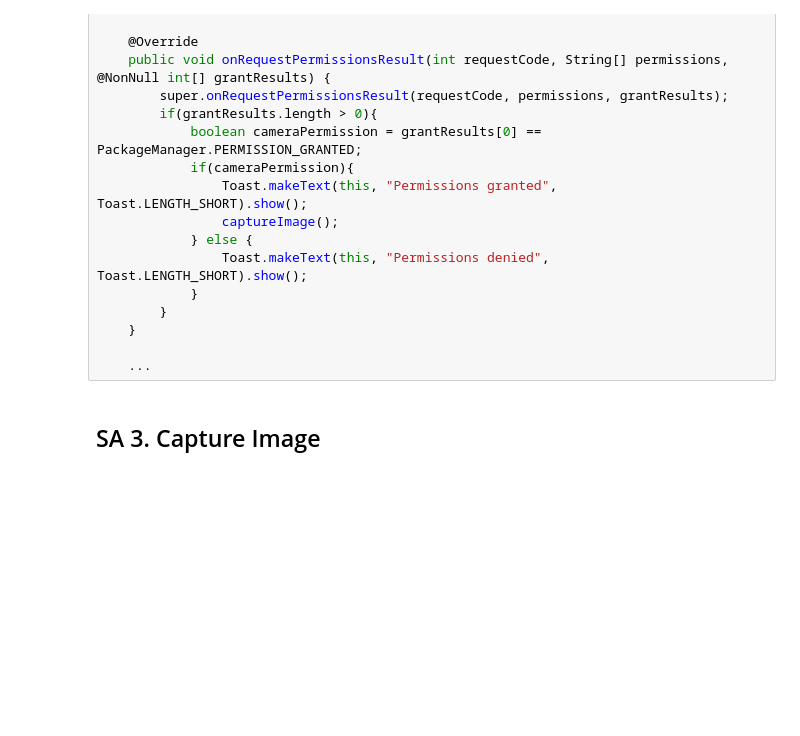
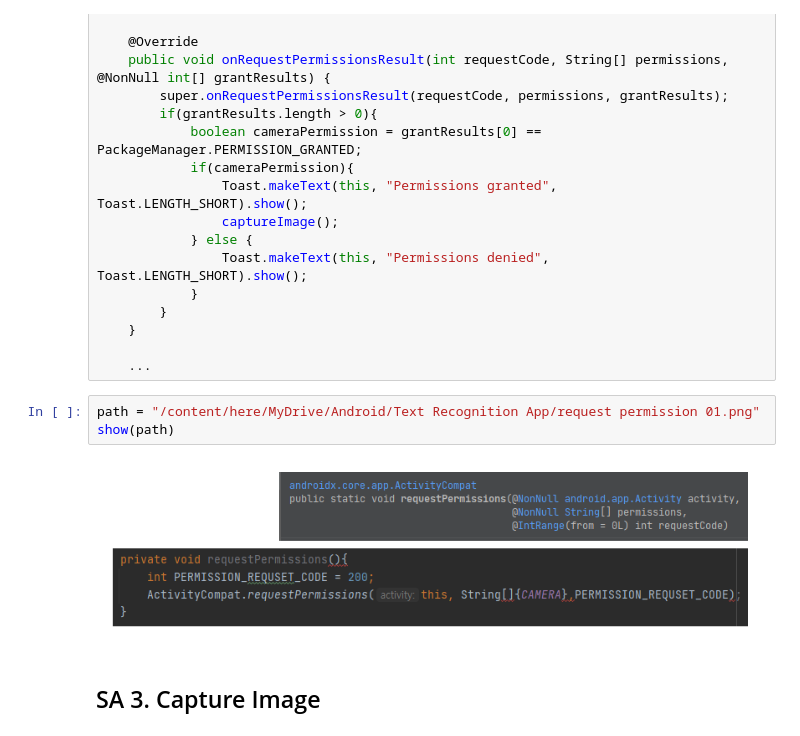
Before and after one commit to Coding-Forest/2021-Android-Text-Recognition, a Jupyter notebook: 00 Tutorial/OCR II Text Recognition 2 MainActivity_java.ipynb, the cells around one changed output. Saved outputs shown, nothing was run; the diff lists cells and outputs as text; blank space fills up the shorter version.

```diff
--- a/00 Tutorial/OCR II Text Recognition 2 MainActivity_java.ipynb
+++ b/00 Tutorial/OCR II Text Recognition 2 MainActivity_java.ipynb
@@ -225,6 +249,11 @@ public class ScannerActivity extends AppCompatActivity {
     }
 
     ...
+# %%
+path = "/content/here/MyDrive/Android/Text Recognition App/request permission 01.png"
+show(path)
+# %% [output]
+[figure, added]
 # %% [markdown]
 ## SA 3. Capture Image
 # %%
```
Also changed, not shown: parts of 2 cells of this notebook.
